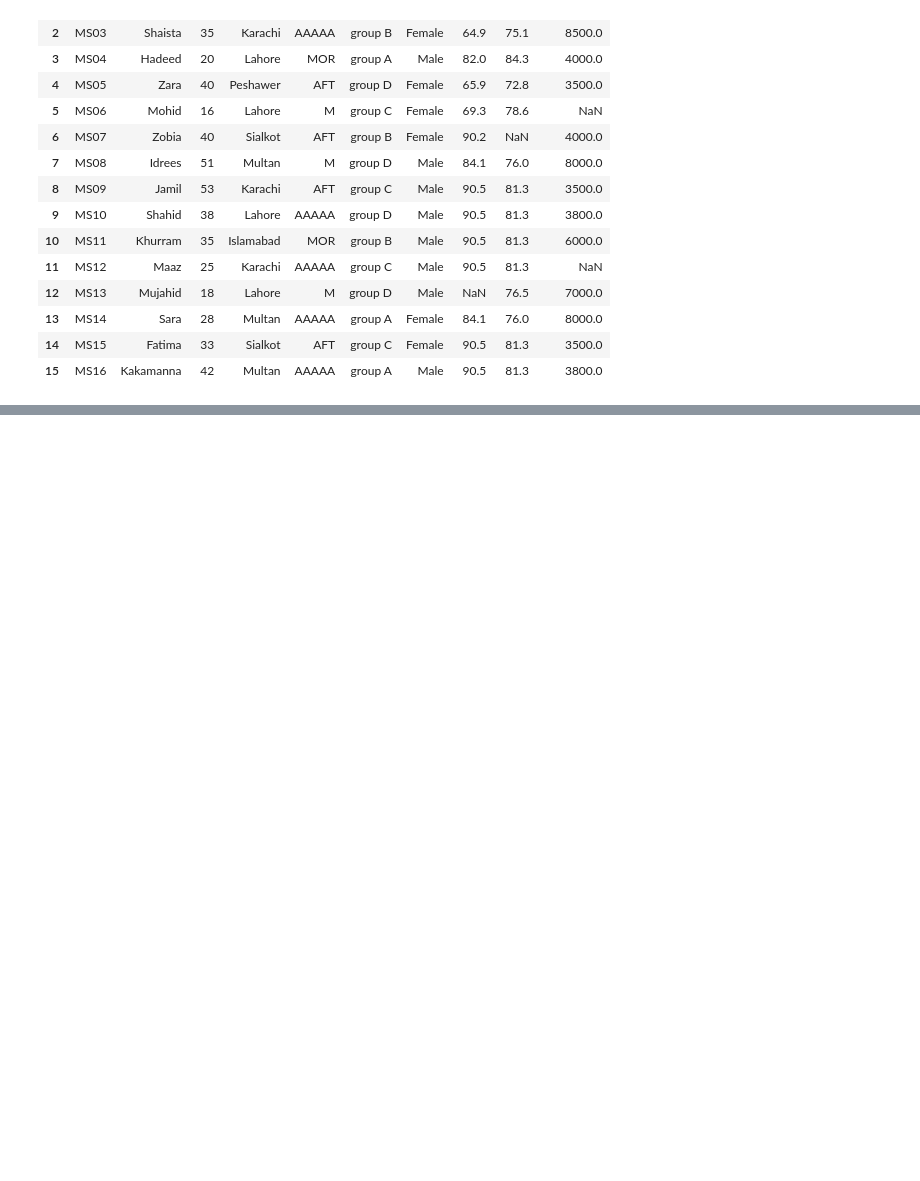
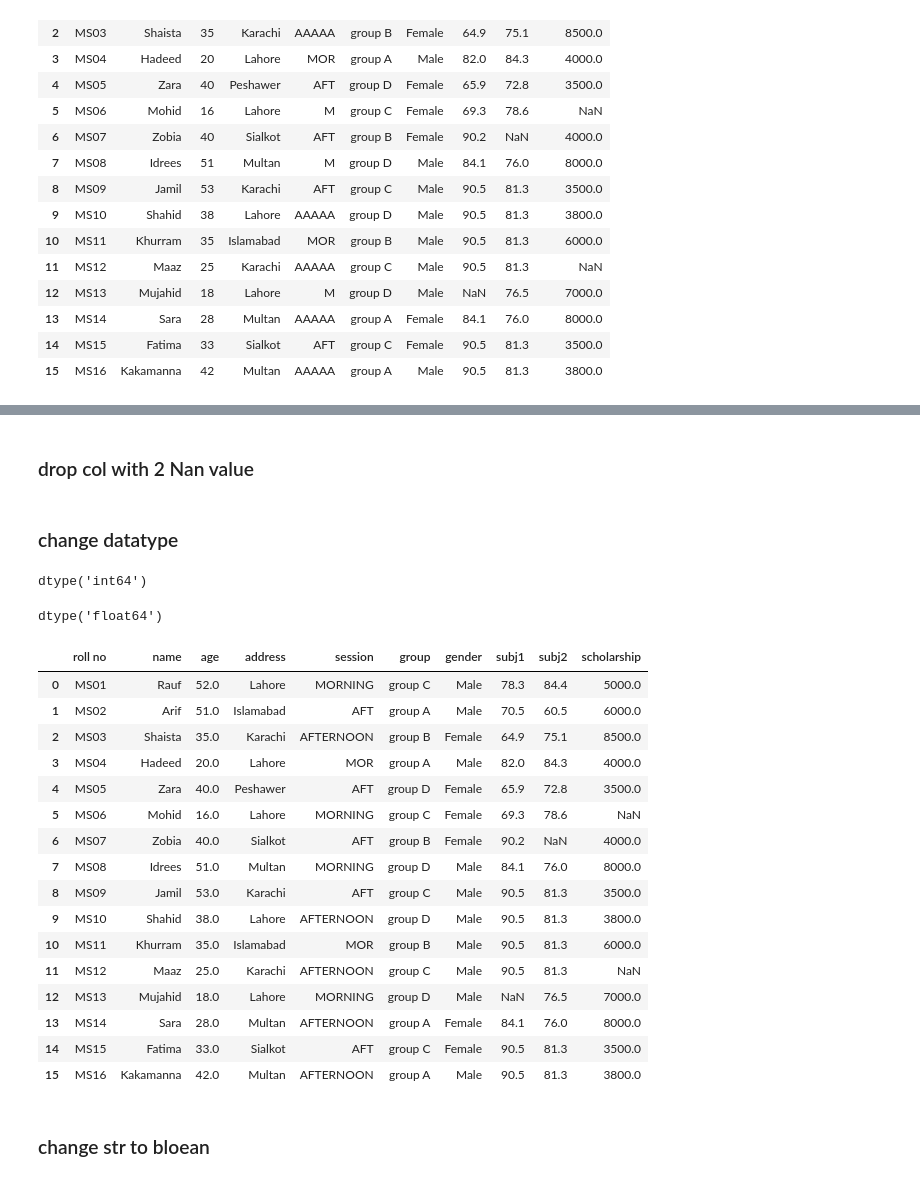
Before and after one commit to Kuroi042/btata_science, a Jupyter notebook: modifying_df.ipynb, the cells around one changed output, grey strips where cells are left out. Cells and saved outputs as stored; diff of their text form; code cells hidden in the pictures; blank space fills up the shorter version.

```diff
--- a/modifying_df.ipynb
+++ b/modifying_df.ipynb
@@ -316,0 +471,2 @@ df.replace({'MORNING':'M','AFTERNOON':'AAAAA' })
+# %% [markdown]
+### drop col with 2 Nan value
@@ -316,0 +475,8 @@ df.replace({'MORNING':'M','AFTERNOON':'AAAAA' })
+# %% [markdown]
+### change datatype
+# %%
+import pandas as pd
+df =  pd.read_csv('datasets/groupdata.csv')
+df.age.dtype
+# %% [output]
+dtype('int64')
@@ -316,0 +485,26 @@ df.replace({'MORNING':'M','AFTERNOON':'AAAAA' })
+# %%
+df.age.dtype
+# %% [output]
+dtype('float64')
+# %%
+df
+# %% [output]
+|  | roll no | name | age | address | session | group | gender | subj1 | subj2 | scholarship |
+| 0 | MS01 | Rauf | 52.0 | Lahore | MORNING | group C | Male | 78.3 | 84.4 | 5000.0 |
+| 1 | MS02 | Arif | 51.0 | Islamabad | AFT | group A | Male | 70.5 | 60.5 | 6000.0 |
+| 2 | MS03 | Shaista | 35.0 | Karachi | AFTERNOON | group B | Female | 64.9 | 75.1 | 8500.0 |
+| 3 | MS04 | Hadeed | 20.0 | Lahore | MOR | group A | Male | 82.0 | 84.3 | 4000.0 |
+| 4 | MS05 | Zara | 40.0 | Peshawer | AFT | group D | Female | 65.9 | 72.8 | 3500.0 |
+| 5 | MS06 | Mohid | 16.0 | Lahore | MORNING | group C | Female | 69.3 | 78.6 | NaN |
+| 6 | MS07 | Zobia | 40.0 | Sialkot | AFT | group B | Female | 90.2 | NaN | 4000.0 |
+| 7 | MS08 | Idrees | 51.0 | Multan | MORNING | group D | Male | 84.1 | 76.0 | 8000.0 |
+| 8 | MS09 | Jamil | 53.0 | Karachi | AFT | group C | Male | 90.5 | 81.3 | 3500.0 |
+| 9 | MS10 | Shahid | 38.0 | Lahore | AFTERNOON | group D | Male | 90.5 | 81.3 | 3800.0 |
+| 10 | MS11 | Khurram | 35.0 | Islamabad | MOR | group B | Male | 90.5 | 81.3 | 6000.0 |
+| 11 | MS12 | Maaz | 25.0 | Karachi | AFTERNOON | group C | Male | 90.5 | 81.3 | NaN |
+| 12 | MS13 | Mujahid | 18.0 | Lahore | MORNING | group D | Male | NaN | 76.5 | 7000.0 |
+| 13 | MS14 | Sara | 28.0 | Multan | AFTERNOON | group A | Female | 84.1 | 76.0 | 8000.0 |
+| 14 | MS15 | Fatima | 33.0 | Sialkot | AFT | group C | Female | 90.5 | 81.3 | 3500.0 |
+| 15 | MS16 | Kakamanna | 42.0 | Multan | AFTERNOON | group A | Male | 90.5 | 81.3 | 3800.0 |
+# %% [markdown]
+### change str to bloean
```
Also changed, not shown: parts of 28 cells of this notebook.
